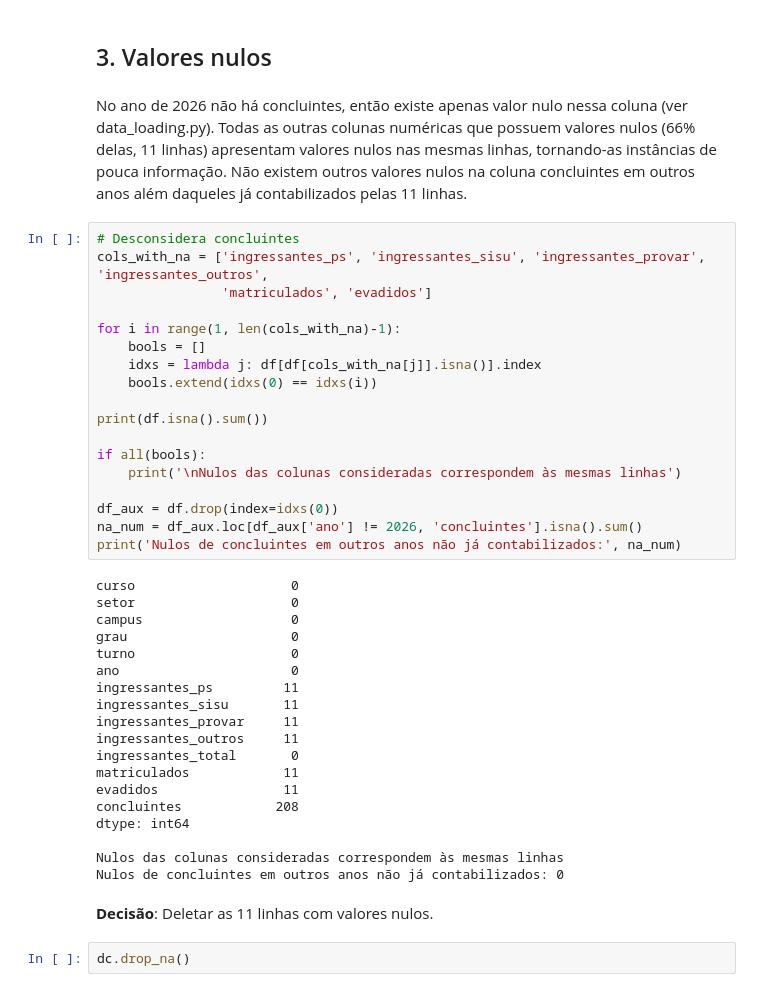
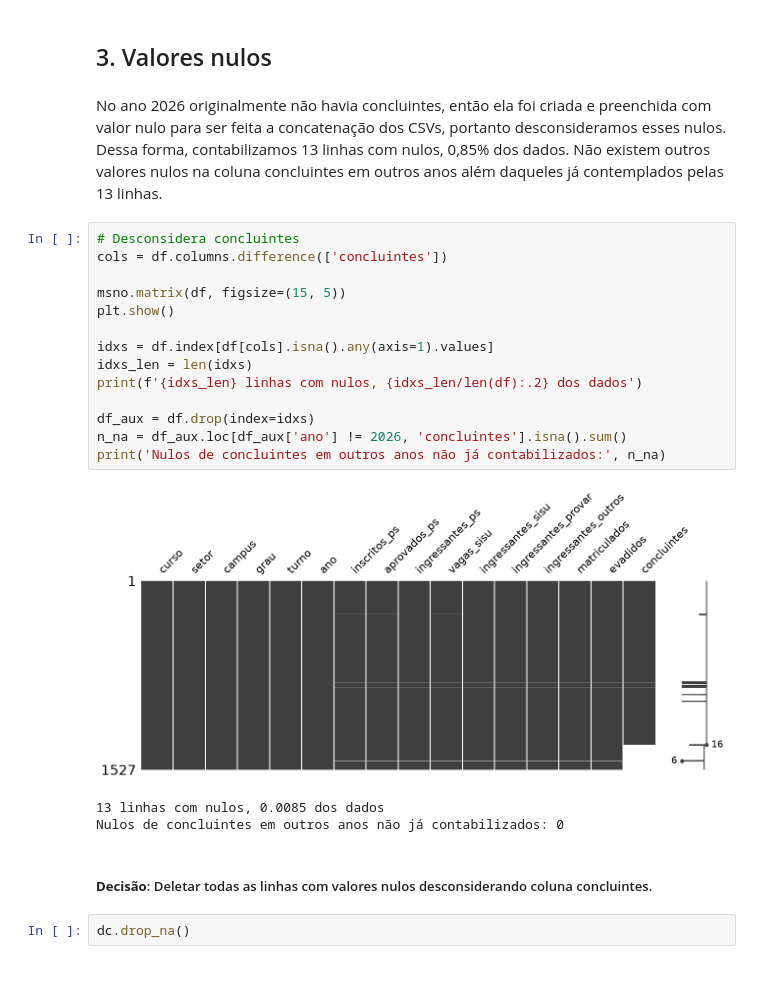
Before and after one commit to ismar-santos/higher_education_analysis_project, a Jupyter notebook: notebooks/data_cleaning_rationale.ipynb, the cells around one changed output. Cells and saved outputs as stored; diff of their text form.

Commit message:
refact: refaz limpeza e justificativa de tratamento de colunas e valores nulos

```diff
--- a/notebooks/data_cleaning_rationale.ipynb
+++ b/notebooks/data_cleaning_rationale.ipynb
@@ -82,45 +87,26 @@ dc.manipulates_cols()
 # %% [markdown]
 ## 3. Valores nulos
 # %% [markdown]
-No ano de 2026 não há concluintes, então existe apenas valor nulo nessa coluna (ver data_loading.py). Todas as outras colunas numéricas que possuem valores nulos (66% delas, 11 linhas) apresentam valores nulos nas mesmas linhas, tornando-as instâncias de pouca informação. Não existem outros valores nulos na coluna concluintes em outros anos além daqueles já contabilizados pelas 11 linhas.
+No ano 2026 originalmente não havia concluintes, então ela foi criada e preenchida com valor nulo para ser feita a concatenação dos CSVs, portanto desconsideramos esses nulos. Dessa forma, contabilizamos 13 linhas com nulos, 0,85% dos dados. Não existem outros valores nulos na coluna concluintes em outros anos além daqueles já contemplados pelas 13 linhas.
 # %%
 # Desconsidera concluintes
-cols_with_na = ['ingressantes_ps', 'ingressantes_sisu', 'ingressantes_provar', 'ingressantes_outros',
-                'matriculados', 'evadidos']
+cols = df.columns.difference(['concluintes'])
 
-for i in range(1, len(cols_with_na)-1):
-    bools = []
-    idxs = lambda j: df[df[cols_with_na[j]].isna()].index
-    bools.extend(idxs(0) == idxs(i))
+msno.matrix(df, figsize=(15, 5))
+plt.show()
 
-print(df.isna().sum())
+idxs = df.index[df[cols].isna().any(axis=1).values]
+idxs_len = len(idxs)
+print(f'{idxs_len} linhas com nulos, {idxs_len/len(df):.2} dos dados')
 
-if all(bools):
-    print('\nNulos das colunas consideradas correspondem às mesmas linhas')
-
-df_aux = df.drop(index=idxs(0))
-na_num = df_aux.loc[df_aux['ano'] != 2026, 'concluintes'].isna().sum()
-print('Nulos de concluintes em outros anos não já contabilizados:', na_num)
+df_aux = df.drop(index=idxs)
+n_na = df_aux.loc[df_aux['ano'] != 2026, 'concluintes'].isna().sum()
+print('Nulos de concluintes em outros anos não já contabilizados:', n_na)
 # %% [output]
+[figure, added]
-curso                    0
-setor                    0
-campus                   0
-grau                     0
-turno                    0
-ano                      0
-ingressantes_ps         11
-ingressantes_sisu       11
-ingressantes_provar     11
-ingressantes_outros     11
-ingressantes_total       0
-matriculados            11
-evadidos                11
-concluintes            208
-dtype: int64
-
-Nulos das colunas consideradas correspondem às mesmas linhas
+13 linhas com nulos, 0.0085 dos dados
 Nulos de concluintes em outros anos não já contabilizados: 0
 # %% [markdown]
-**Decisão**: Deletar as 11 linhas com valores nulos.
+##### **Decisão**: Deletar todas as linhas com valores nulos desconsiderando coluna concluintes.
 # %%
 dc.drop_na()
```
Also changed, not shown: parts of 5 cells of this notebook, 2 other files.
